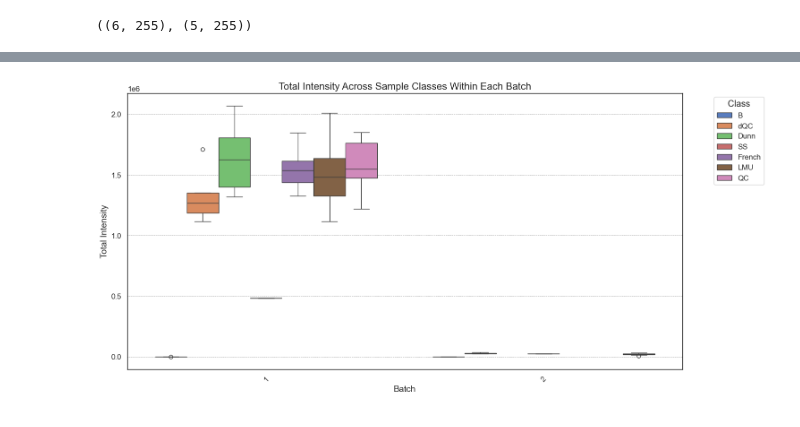
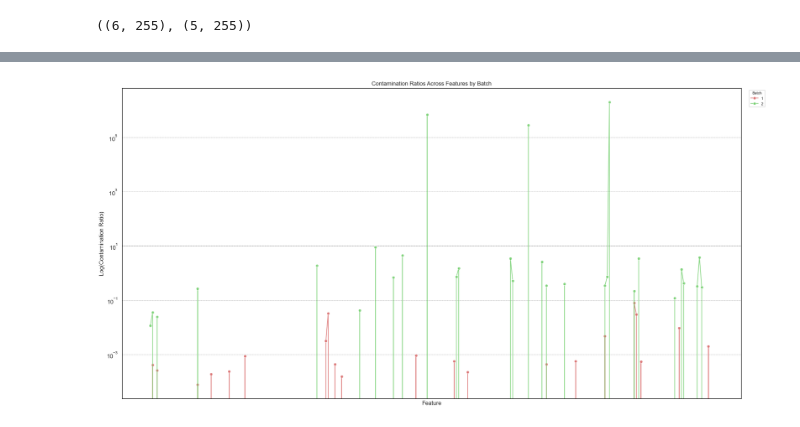
Before and after one commit to AliSaadatV/glycan_analysis, a Jupyter notebook: task1/notebooks/01_EDA.ipynb, the cells around one changed output, grey strips where cells are left out. Drawn from its saved outputs; the diff is of its cells as text; code cells hidden in the pictures.

```diff
--- a/task1/notebooks/01_EDA.ipynb
+++ b/task1/notebooks/01_EDA.ipynb
@@ -89,9 +66,0 @@ pd.DataFrame({'sample':data_mat['sample'].values,
-# %%
-# check batch effect
-pca = PCA(n_components=2)
-pca_results = pca.fit_transform(data_mat.iloc[:, 1:])
-sample_meta['PCA1'] = pca_results[:, 0]
-sample_meta['PCA2'] = pca_results[:, 1]
-
-# Plot PCA
-sns.scatterplot(data=sample_meta, x='PCA1', y='PCA2', hue='batch')
@@ -434,12 +237,22 @@ plt.show()
 # %%
-# Plot Intensity Distribution Across Classes Within Each Batch
-plt.figure(figsize=(16, 8))
-sns.boxplot(data=intensity_metadata, x='batch', y='total_intensity', hue='class')
-plt.title('Total Intensity Across Sample Classes Within Each Batch')
-plt.xlabel('Batch')
-plt.ylabel('Total Intensity')
-plt.legend(title='Class', bbox_to_anchor=(1.05, 1), loc='upper left')
-plt.xticks(rotation=45)
+# Plot contamination ratios as a line plot, colored by batch
+plt.figure(figsize=(20, 10))
+sns.lineplot(
+    data=contamination_long,
+    x='Feature',
+    y='Contamination_Ratio',
+    hue='Batch',
+    marker='o',
+    palette=['r', 'g'],
+    alpha=0.75
+)
+plt.title('Contamination Ratios Across Features by Batch')
+plt.xlabel('Features')
+plt.ylabel('Log(Contamination Ratio)')
+plt.legend(title='Batch', bbox_to_anchor=(1.01, 1), loc='upper left')
+plt.xticks([])
+plt.tight_layout()
+plt.yscale('log')
 plt.show()
 # %% [output]
-[figure, old version]
+[figure, new version]
```
Also changed, not shown: parts of 34 cells of this notebook, 1 other file.
